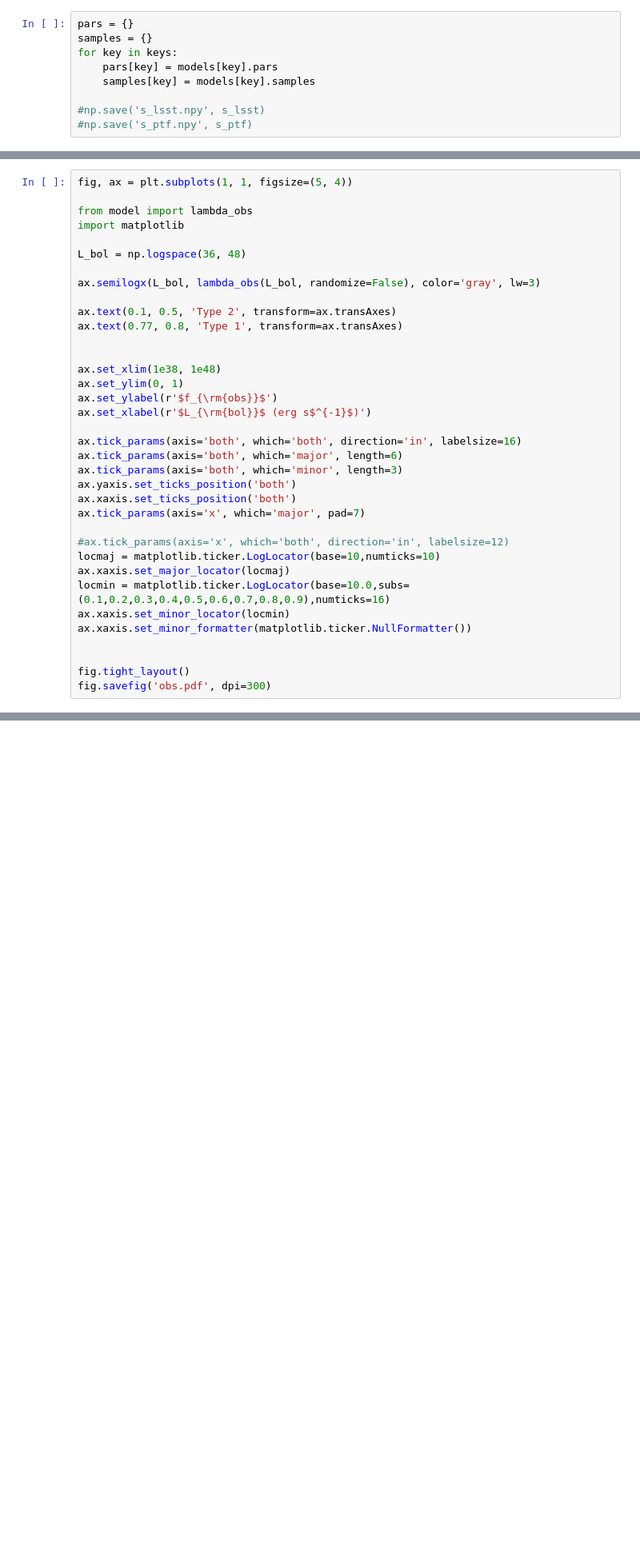
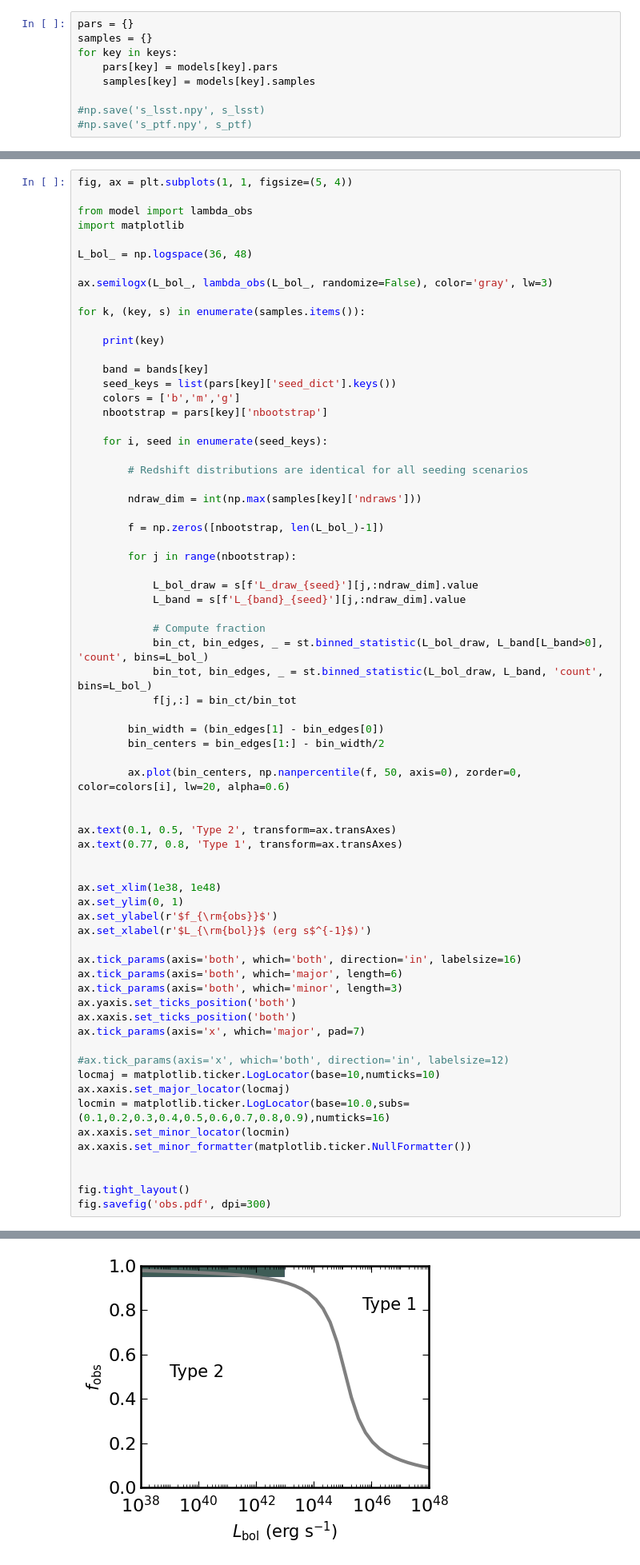
Before and after one commit to burke86/imbh_forecast, a Jupyter notebook: forecast.ipynb, the cells around one changed output, grey strips where cells are left out. Shown at 80% size. Cells and saved outputs as stored; diff of their text form; blank space fills up the shorter version.

```diff
--- a/forecast.ipynb
+++ b/forecast.ipynb
@@ -817,9 +729,42 @@ fig, ax = plt.subplots(1, 1, figsize=(5, 4))
 from model import lambda_obs
 import matplotlib
 
-L_bol = np.logspace(36, 48)
+L_bol_ = np.logspace(36, 48)
 
-ax.semilogx(L_bol, lambda_obs(L_bol, randomize=False), color='gray', lw=3)
+ax.semilogx(L_bol_, lambda_obs(L_bol_, randomize=False), color='gray', lw=3)
+
+for k, (key, s) in enumerate(samples.items()):
+
+    print(key)
+
+    band = bands[key]
+    seed_keys = list(pars[key]['seed_dict'].keys())
+    colors = ['b','m','g']
+    nbootstrap = pars[key]['nbootstrap']
+
+    for i, seed in enumerate(seed_keys):
+
+        # Redshift distributions are identical for all seeding scenarios
+
+        ndraw_dim = int(np.max(samples[key]['ndraws']))
+
+        f = np.zeros([nbootstrap, len(L_bol_)-1])
+
+        for j in range(nbootstrap):
+
+            L_bol_draw = s[f'L_draw_{seed}'][j,:ndraw_dim].value
+            L_band = s[f'L_{band}_{seed}'][j,:ndraw_dim].value
+
+            # Compute fraction
+            bin_ct, bin_edges, _ = st.binned_statistic(L_bol_draw, L_band[L_band>0], 'count', bins=L_bol_)
+            bin_tot, bin_edges, _ = st.binned_statistic(L_bol_draw, L_band, 'count', bins=L_bol_)
+            f[j,:] = bin_ct/bin_tot
+
+        bin_width = (bin_edges[1] - bin_edges[0])
+        bin_centers = bin_edges[1:] - bin_width/2
+
+        ax.plot(bin_centers, np.nanpercentile(f, 50, axis=0), zorder=0, color=colors[i], lw=20, alpha=0.6)
+
 
 ax.text(0.1, 0.5, 'Type 2', transform=ax.transAxes)
 ax.text(0.77, 0.8, 'Type 1', transform=ax.transAxes)
@@ -847,3 +792,4 @@ ax.xaxis.set_minor_formatter(matplotlib.ticker.NullFormatter())
 
 fig.tight_layout()
 fig.savefig('obs.pdf', dpi=300)
+# %% [output]
@@ -849,0 +797 @@ fig.savefig('obs.pdf', dpi=300)
+[figure, added]
```
Also changed, not shown: parts of 52 cells of this notebook, 1 other file.
